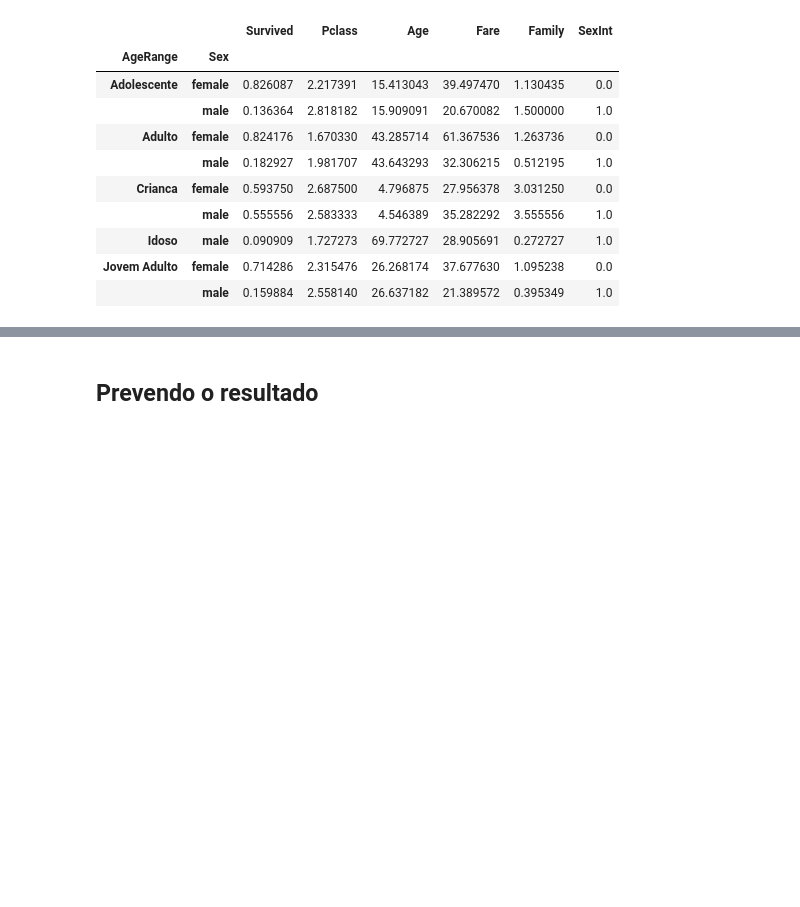
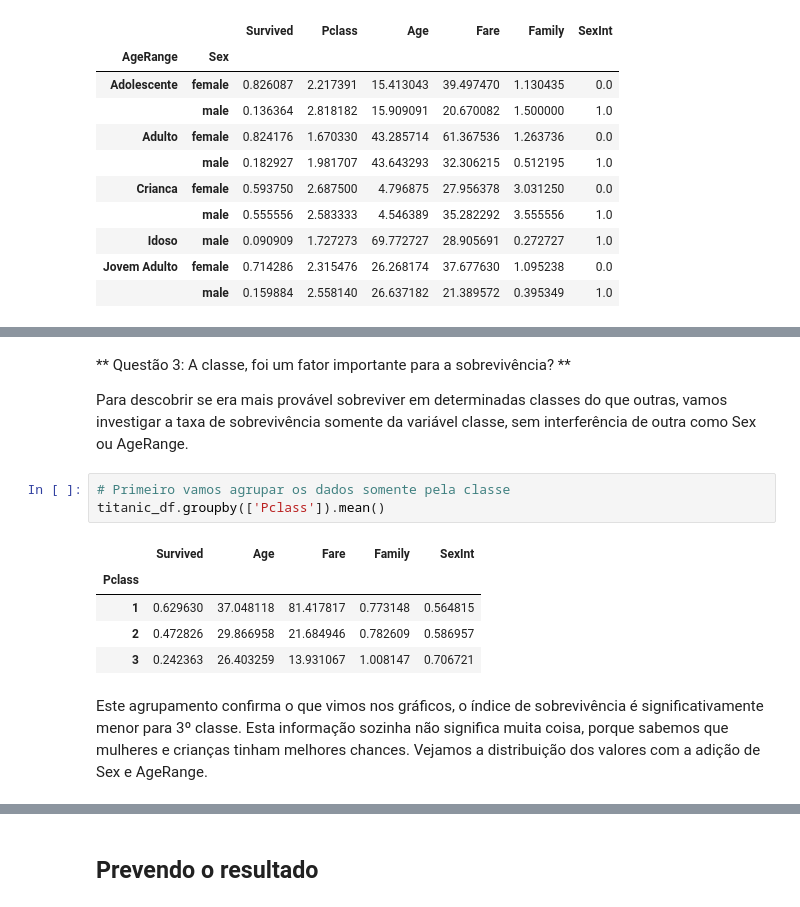
Before and after one commit to liebycardoso/Data_Analysis, a Jupyter notebook: Titanic.ipynb, the cells around one changed output, grey strips where cells are left out. Drawn from its saved outputs; the diff is of its cells as text; blank space fills up the shorter version.

```diff
--- a/Titanic.ipynb
+++ b/Titanic.ipynb
@@ -666,0 +672,16 @@ No grupo de jovem adultas mulheres a chance de sobreviver é de 71%. A chance fo
+# %% [markdown]
+** Questão 3: A classe, foi um fator importante para a sobrevivência? **
+
+Para descobrir se era mais provável sobreviver em determinadas classes do que outras, vamos investigar a taxa de sobrevivência somente da variável classe, sem interferência de outra como Sex ou AgeRange.
+# %%
+# Primeiro vamos agrupar os dados somente pela classe
+titanic_df.groupby(['Pclass']).mean()
+# %% [output]
+|  | Survived | Age | Fare | Family | SexInt |
+| Pclass |  |  |  |  |  |
+| 1 | 0.629630 | 37.048118 | 81.417817 | 0.773148 | 0.564815 |
+| 2 | 0.472826 | 29.866958 | 21.684946 | 0.782609 | 0.586957 |
+| 3 | 0.242363 | 26.403259 | 13.931067 | 1.008147 | 0.706721 |
+# %% [markdown]
+Este agrupamento confirma o que vimos nos gráficos, o índice de sobrevivência é significativamente menor para 3º classe.
+Esta informação sozinha não significa muita coisa, porque sabemos que mulheres e crianças tinham melhores chances. Vejamos a distribuição dos valores com a adição de Sex e AgeRange.
```
Also changed, not shown: parts of 27 cells of this notebook.
